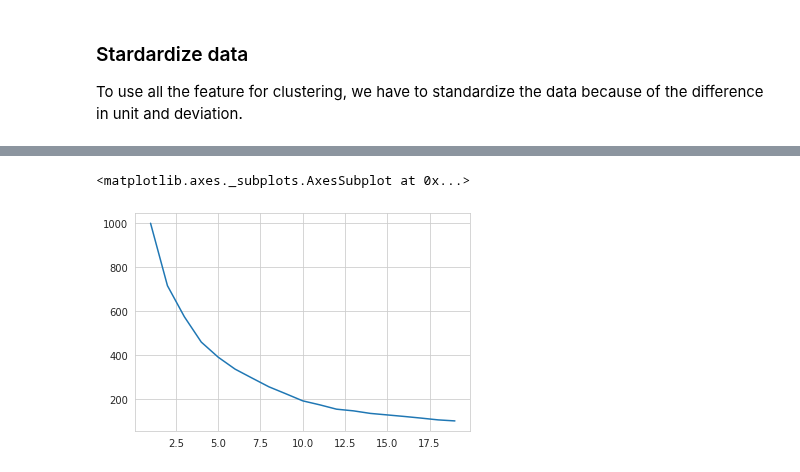
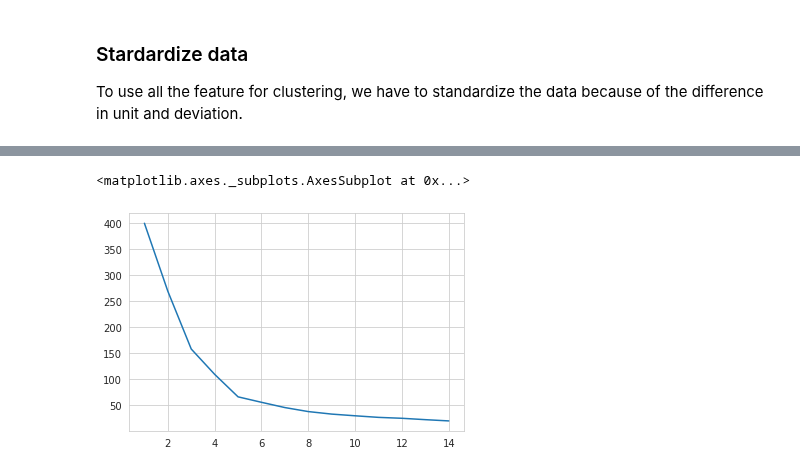
Before and after one commit to truongthuanr/self-learning-project, a Jupyter notebook: 03_MallCustomer.ipynb, the cells around one changed output, grey strips where cells are left out. Saved outputs shown, nothing was run; the diff lists cells and outputs as text; code cells hidden in the pictures.

```diff
--- a/03_MallCustomer.ipynb
+++ b/03_MallCustomer.ipynb
@@ -134,7 +138,7 @@ wcss = []
 
 for i in range(1,20):
   km_ = KMeans(n_clusters=i, init='k-means++', n_init=10, max_iter=300, random_state=40)
-  km_.fit(x)
+  km_.fit(scl.fit_transform(x))
   wcss.append(km_.inertia_)
 # %% [markdown]
 Using Elbow method to find the number of clusters
@@ -148,9 +152,9 @@ sns.lineplot(x=range(1,20),y=wcss)
 # %%
 km = KMeans(n_clusters=5, init='k-means++', n_init=10, max_iter=300, random_state=0)
 # %%
-ymeans = km.fit_predict(x)
+ymeans = km.fit_predict(scl.fit_transform(x))
 # %%
 fig = plt.figure(figsize=(6,6))
 for i in range(0,5):
-  sns.scatterplot(x=df[ymeans==i]['Annual Income (k$)'],y=df[ymeans==i]['Spending Score (1-100)'], alpha=0.8, style=df["Genre"])
+  sns.scatterplot(x=df[ymeans==i]['Annual Income (k$)'],y=df[ymeans==i]['Spending Score (1-100)'], alpha=0.8)
 # %% [output]
@@ -192,14 +204,15 @@ scl = StandardScaler()
 # %%
+scl = StandardScaler()
 # variable store within cluster sum of square
 wcss = []
 
-for i in range(1,20):
+for i in range(1,15):
   km_ = KMeans(n_clusters=i, init='k-means++', n_init=10, max_iter=300, random_state=40)
-  km_.fit(scl.fit_transform(df1))
+  km_.fit(scl.fit_transform(x))
   wcss.append(km_.inertia_)
 # %%
-sns.lineplot(x=range(1,20),y=wcss)
+sns.lineplot(x=range(1,15),y=wcss)
 # %% [output]
 <matplotlib.axes._subplots.AxesSubplot at 0x...>
-[figure, old version]
+[figure, new version]
 # %%
```
Also changed, not shown: parts of 13 cells of this notebook.
